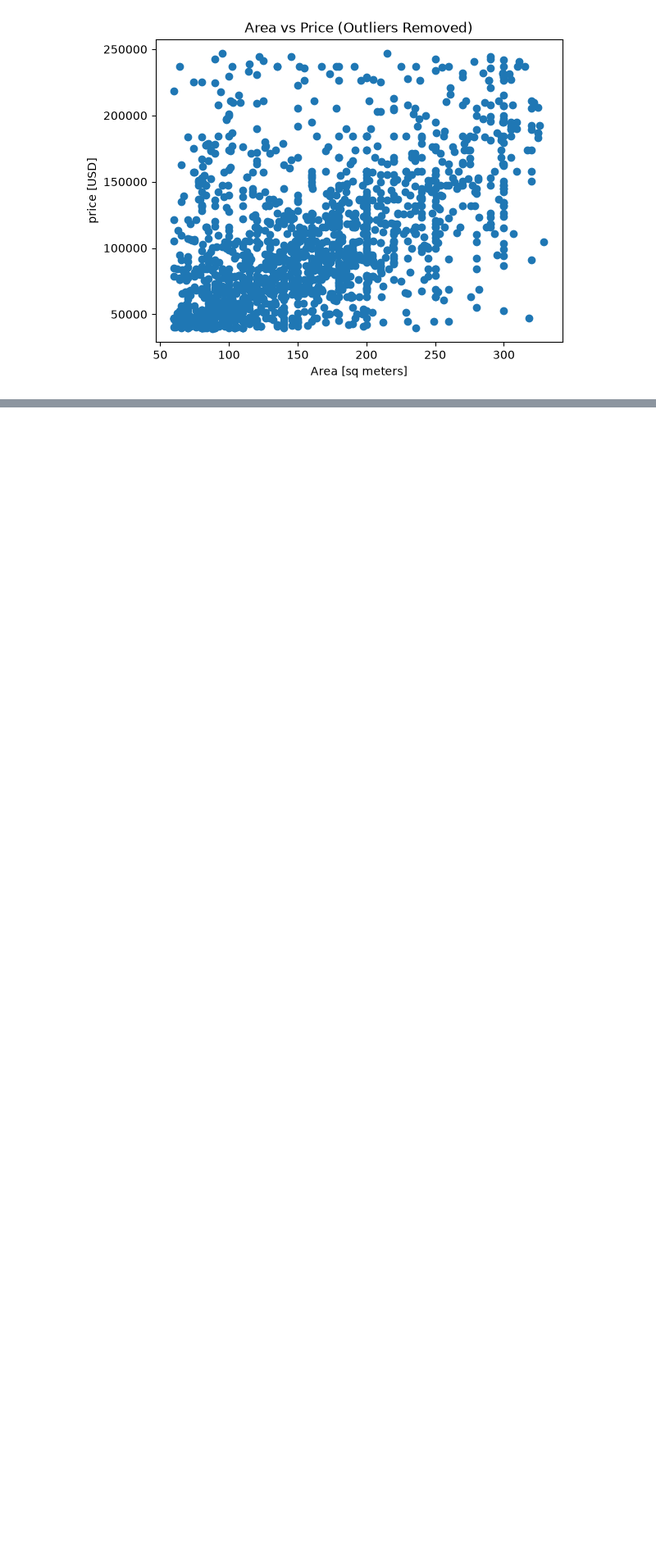
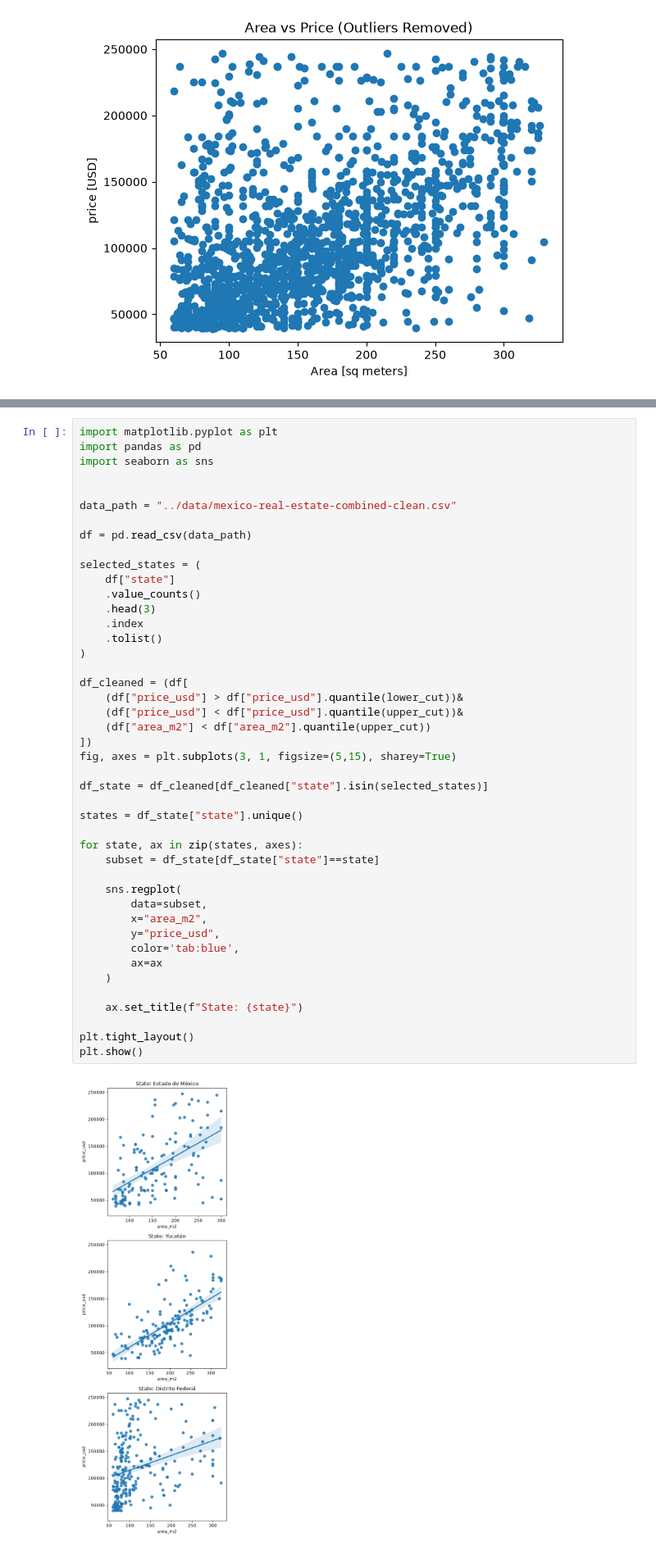
Before and after one commit to igris-nuel/ai-engineering-journey, a Jupyter notebook: projects/02-real-estate-regression/notebooks/02_visualizing_housing_data.ipynb, the cells around one changed output, grey strips where cells are left out. Shown at 82% size. Drawn from its saved outputs; the diff is of its cells as text; blank space fills up the shorter version.

```diff
--- a/projects/02-real-estate-regression/notebooks/02_visualizing_housing_data.ipynb
+++ b/projects/02-real-estate-regression/notebooks/02_visualizing_housing_data.ipynb
@@ -315,0 +356,46 @@ plt.show()
+# %%
+import matplotlib.pyplot as plt
+import pandas as pd
+import seaborn as sns
+
+
+data_path = "../data/mexico-real-estate-combined-clean.csv"
+
+df = pd.read_csv(data_path)
+
+selected_states = (
+    df["state"]
+    .value_counts()
+    .head(3)
+    .index
+    .tolist()
+)
+
+df_cleaned = (df[
+    (df["price_usd"] > df["price_usd"].quantile(lower_cut))&
+    (df["price_usd"] < df["price_usd"].quantile(upper_cut))&
+    (df["area_m2"] < df["area_m2"].quantile(upper_cut))
+])
+fig, axes = plt.subplots(3, 1, figsize=(5,15), sharey=True)
+
+df_state = df_cleaned[df_cleaned["state"].isin(selected_states)]
+
+states = df_state["state"].unique()
+
+for state, ax in zip(states, axes):
+    subset = df_state[df_state["state"]==state]
+
+    sns.regplot(
+        data=subset,
+        x="area_m2",
+        y="price_usd",
+        color='tab:blue',
+        ax=ax
+    )
+
+    ax.set_title(f"State: {state}")
+
+plt.tight_layout()
+plt.show()
+# %% [output]
+[figure, added]
```
Also changed, not shown: parts of 3 cells of this notebook, 2 other files.
